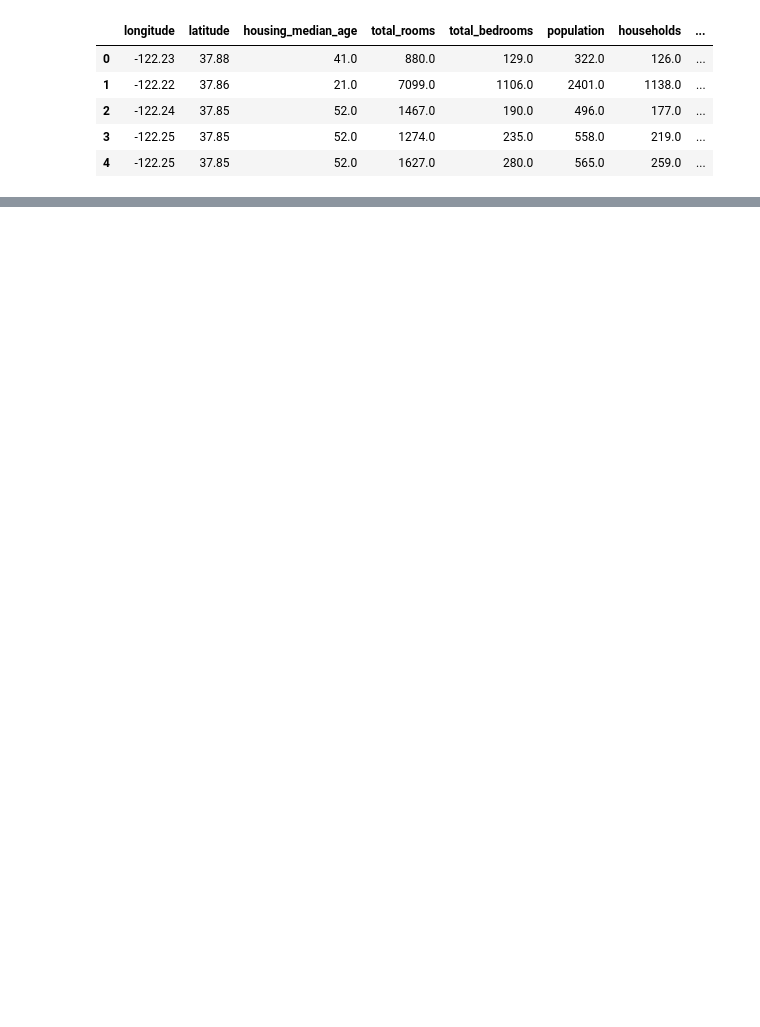
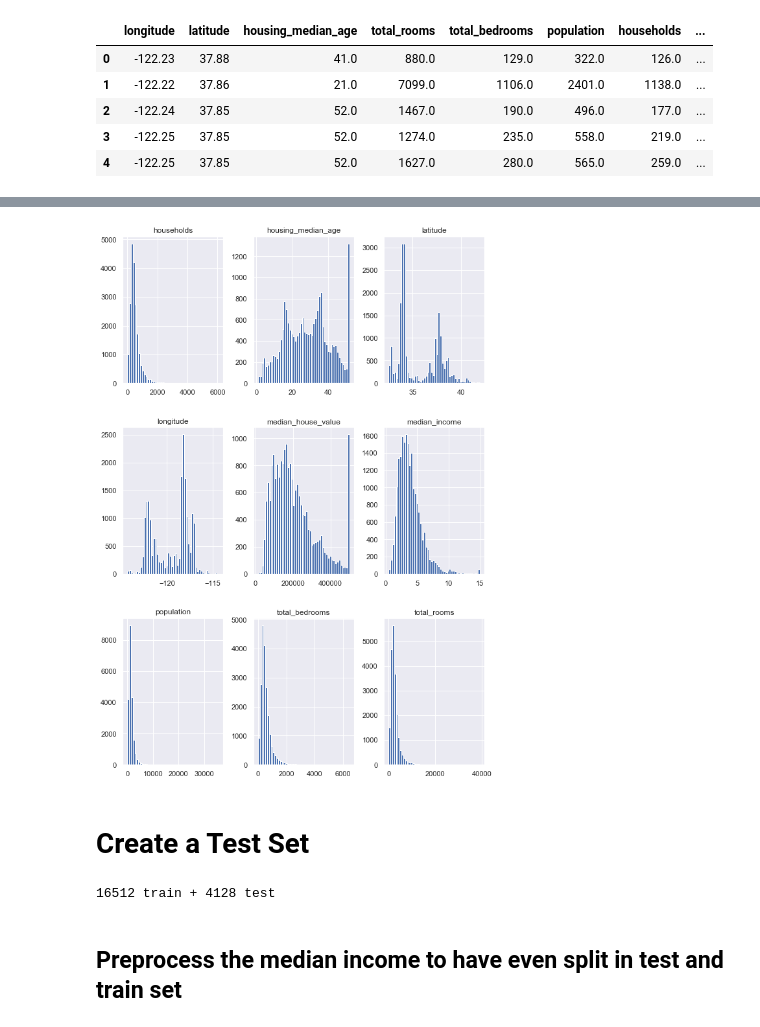
Before and after one commit to radenroy/handson-ml-practice, a Jupyter notebook: chapter2-End-to-end_machine_learning_project/Housing.ipynb, the cells around one changed output, grey strips where cells are left out. Drawn from its saved outputs; the diff is of its cells as text; code cells hidden in the pictures; blank space fills up the shorter version.

```diff
--- a/chapter2-End-to-end_machine_learning_project/Housing.ipynb
+++ b/chapter2-End-to-end_machine_learning_project/Housing.ipynb
@@ -43,0 +86,11 @@ housing.head()
+# %%
+%matplotlib inline
+import seaborn as sns; sns.set()
+import matplotlib.pyplot as plt
+
+housing.hist(bins=50, figsize=(10, 15))
+plt.show()
+# %% [output]
+[figure, added]
+# %% [markdown]
+# Create a Test Set
@@ -43,0 +114,7 @@ housing.head()
+# %%
+train_set, test_set = train_test_split(housing, test_size=0.2, random_state=42)
+print('{} train + {} test'.format(len(train_set), len(test_set)))
+# %% [output]
+16512 train + 4128 test
+# %% [markdown]
+## Preprocess the median income to have even split in test and train set
```
Also changed, not shown: parts of 16 cells of this notebook.
